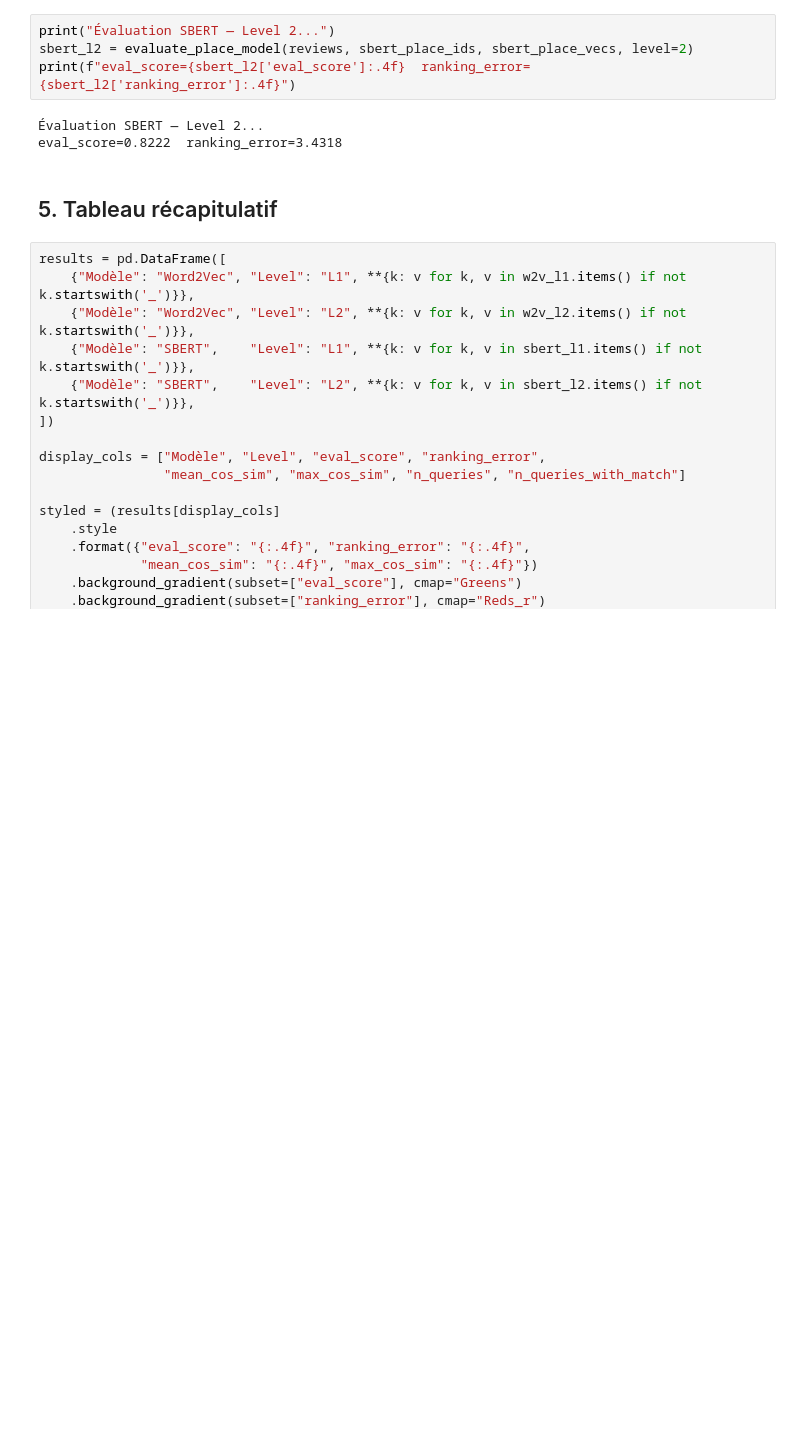
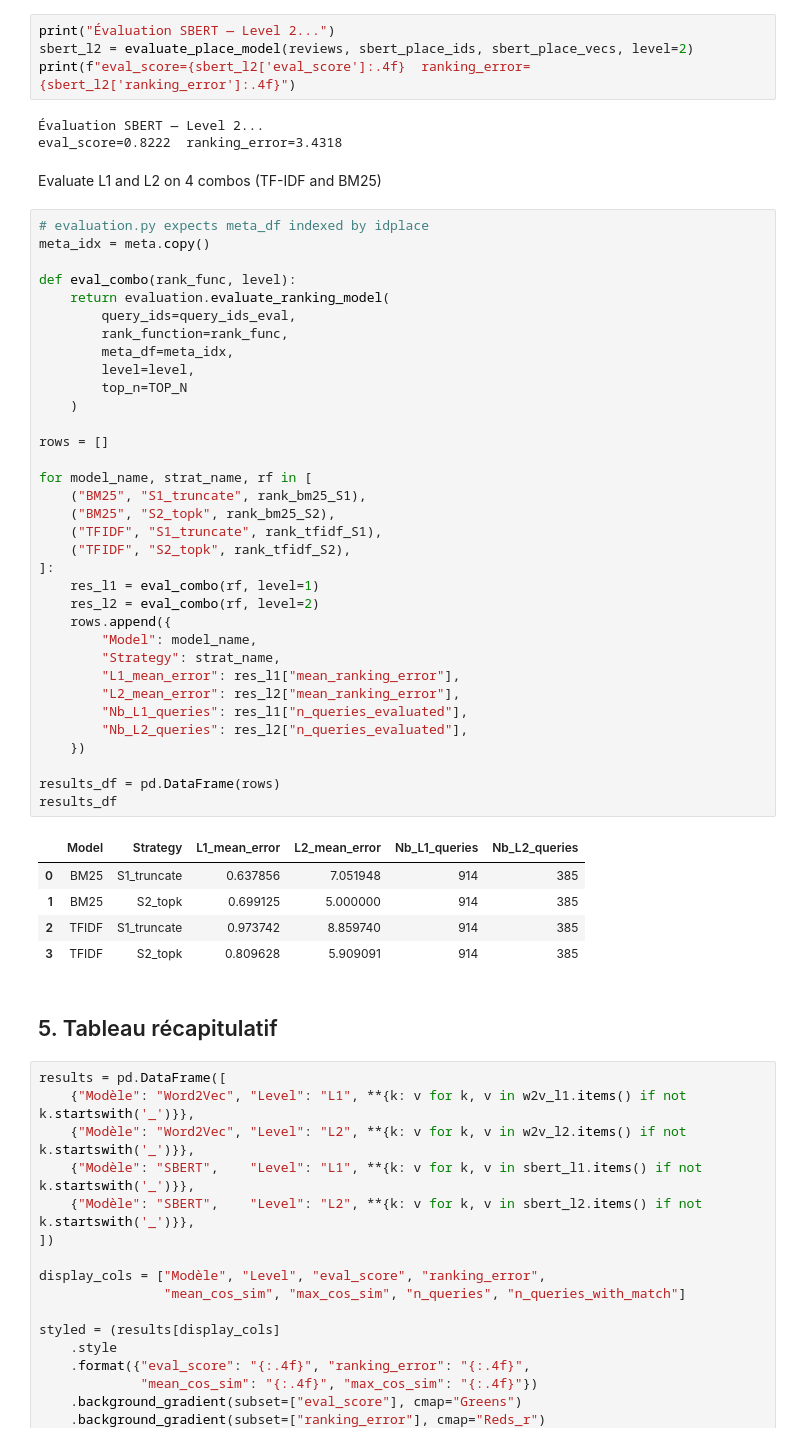
Before and after one commit to Debian-code/TripAdvisor_Recommendation_System, a Jupyter notebook: notebook_demo.ipynb, the cells around one changed output. Drawn from its saved outputs; the diff is of its cells as text; blank space fills up the shorter version.

```diff
--- a/notebook_demo.ipynb
+++ b/notebook_demo.ipynb
@@ -255,6 +371,48 @@ print(f"eval_score={sbert_l2['eval_score']:.4f}  ranking_error={sbert_l2['rankin
 # %% [output]
 Évaluation SBERT — Level 2...
 eval_score=0.8222  ranking_error=3.4318
+# %% [markdown]
+Evaluate L1 and L2 on 4 combos (TF-IDF and BM25)
+# %%
+# evaluation.py expects meta_df indexed by idplace
+meta_idx = meta.copy()
+
+def eval_combo(rank_func, level):
+    return evaluation.evaluate_ranking_model(
+        query_ids=query_ids_eval,
+        rank_function=rank_func,
+        meta_df=meta_idx,
+        level=level,
+        top_n=TOP_N
+    )
+
+rows = []
+
+for model_name, strat_name, rf in [
+    ("BM25", "S1_truncate", rank_bm25_S1),
+    ("BM25", "S2_topk", rank_bm25_S2),
+    ("TFIDF", "S1_truncate", rank_tfidf_S1),
+    ("TFIDF", "S2_topk", rank_tfidf_S2),
+]:
+    res_l1 = eval_combo(rf, level=1)
+    res_l2 = eval_combo(rf, level=2)
+    rows.append({
+        "Model": model_name,
+        "Strategy": strat_name,
+        "L1_mean_error": res_l1["mean_ranking_error"],
+        "L2_mean_error": res_l2["mean_ranking_error"],
+        "Nb_L1_queries": res_l1["n_queries_evaluated"],
+        "Nb_L2_queries": res_l2["n_queries_evaluated"],
+    })
+
+results_df = pd.DataFrame(rows)
+results_df
+# %% [output]
+|  | Model | Strategy | L1_mean_error | L2_mean_error | Nb_L1_queries | Nb_L2_queries |
+| 0 | BM25 | S1_truncate | 0.637856 | 7.051948 | 914 | 385 |
+| 1 | BM25 | S2_topk | 0.699125 | 5.000000 | 914 | 385 |
+| 2 | TFIDF | S1_truncate | 0.973742 | 8.859740 | 914 | 385 |
+| 3 | TFIDF | S2_topk | 0.809628 | 5.909091 | 914 | 385 |
 # %% [markdown]
 ## 5. Tableau récapitulatif
 # %%
```
Also changed, not shown: parts of 22 cells of this notebook, 5 other files.
